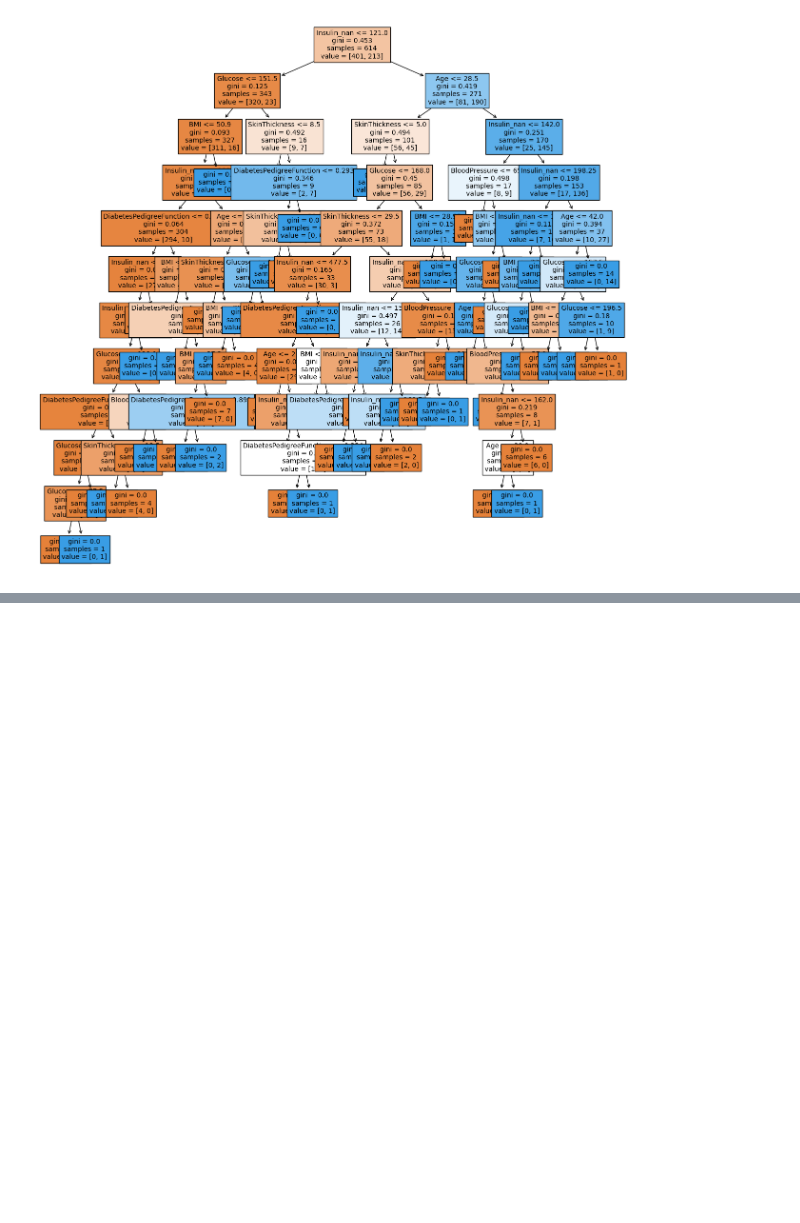
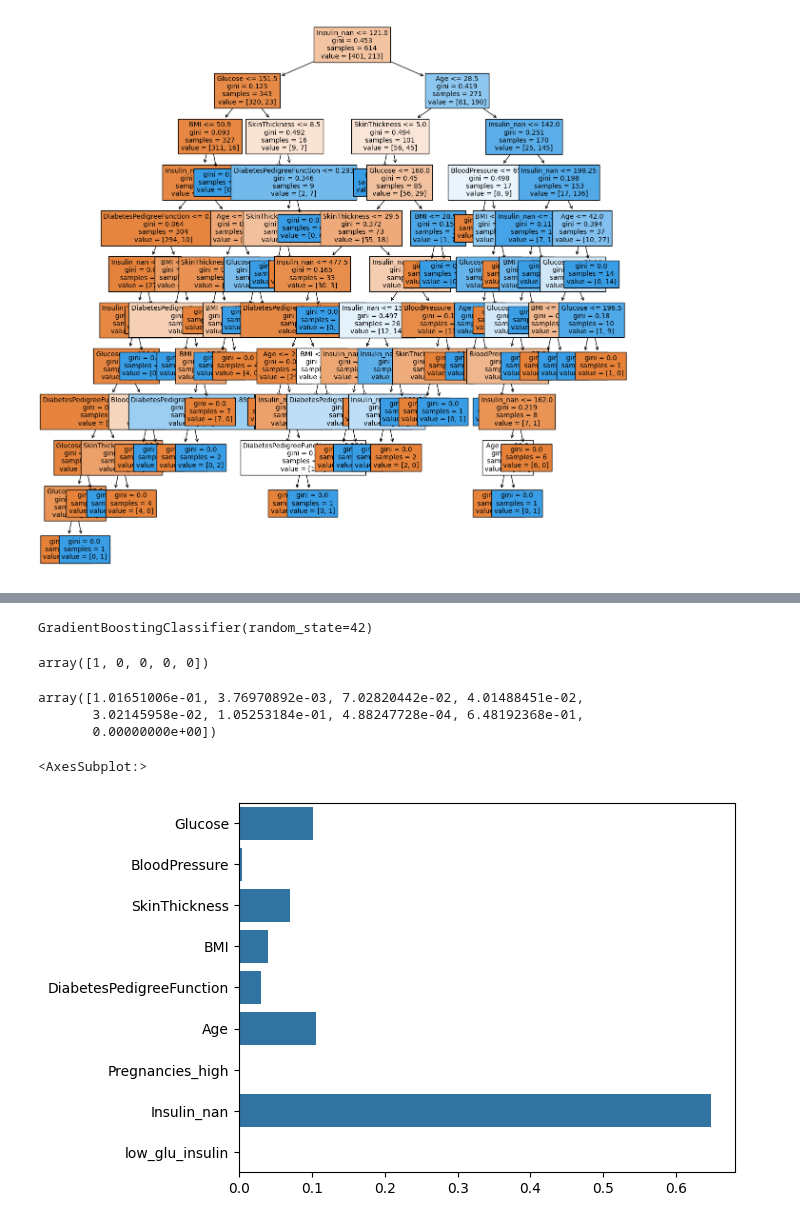
Before and after one commit to MinuSpurs/ML_study, a Jupyter notebook: Data_science_project_2024/search_parameter.ipynb, the cells around one changed output, grey strips where cells are left out. Drawn from its saved outputs; the diff is of its cells as text; code cells hidden in the pictures; blank space fills up the shorter version.

```diff
--- a/Data_science_project_2024/search_parameter.ipynb
+++ b/Data_science_project_2024/search_parameter.ipynb
@@ -303,0 +318,25 @@ tree = plot_tree(model, feature_names=feature_names, fontsize=10, filled=True)
+# %%
+from sklearn.ensemble import GradientBoostingClassifier
+
+model = GradientBoostingClassifier(random_state=42)
+model
+# %% [output]
+GradientBoostingClassifier(random_state=42)
+# %%
+y_predict = model.fit(X_train, y_train).predict(X_test)
+y_predict[:5]
+# %% [output]
+array([1, 0, 0, 0, 0])
+# %%
+model.feature_importances_
+# %% [output]
+array([1.01651006e-01, 3.76970892e-03, 7.02820442e-02, 4.01488451e-02,
+       3.02145958e-02, 1.05253184e-01, 4.88247728e-04, 6.48192368e-01,
+       0.00000000e+00])
+# %%
+feature_names = X_train.columns.to_list()
+# %%
+sns.barplot(x=model.feature_importances_, y=feature_names)
+# %% [output]
+<AxesSubplot:>
+[figure, added]
```
Also changed, not shown: parts of 4 cells of this notebook, 1 other file.
